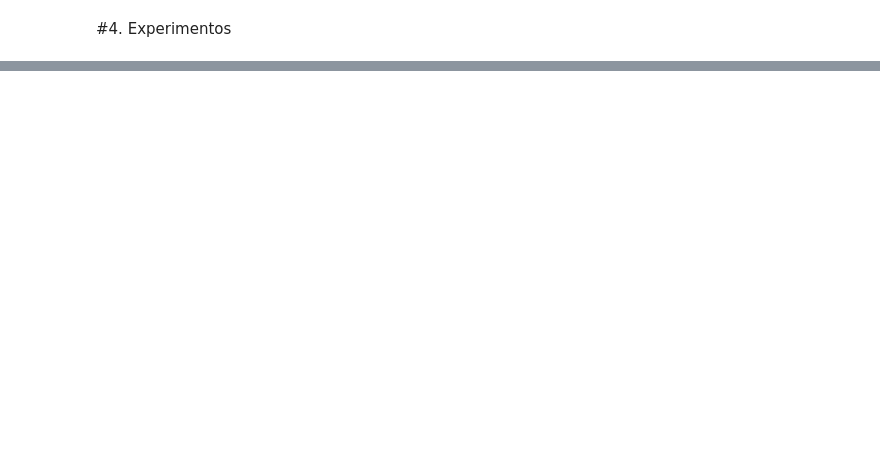
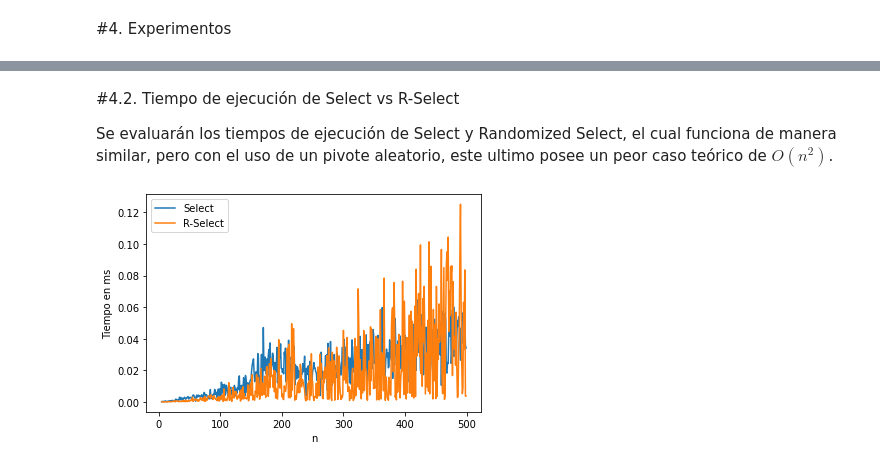
Before and after one commit to LuisCastroV/ADA-Informes, a Jupyter notebook: Informe_7_Pivot_Selection.ipynb, the cells around one changed output, grey strips where cells are left out. Cells and saved outputs as stored; diff of their text form; code cells hidden in the pictures; blank space fills up the shorter version.

```diff
--- a/Informe_7_Pivot_Selection.ipynb
+++ b/Informe_7_Pivot_Selection.ipynb
@@ -177,0 +231,4 @@ plt.show()
+# %% [markdown]
+#4.2. Tiempo de ejecución de Select vs R-Select
+
+Se evaluarán los tiempos de ejecución de Select y Randomized Select, el cual funciona de manera similar, pero con el uso de un pivote aleatorio, este ultimo posee un peor caso teórico de $O(n^2)$.
@@ -177,0 +262,28 @@ plt.show()
+# %%
+import random
+import datetime
+from timeit import repeat
+
+x1 = []; y1 = []; y2 = []
+verbose = False
+
+for n in range(5, 500):
+  array = random.sample(range(1,1000), n)
+  k = random.randint(1,n)
+
+  r = repeat(setup="from __main__ import select", stmt = f"select({array},{0},{len(array)-1},{k})", repeat = 1, number = 10)
+  y1.append(r)
+  t = repeat(setup="from __main__ import randomizedSelect", stmt = f"randomizedSelect({array},{0},{len(array)-1},{k})", repeat = 1, number = 10)
+  y2.append(t)
+
+  x1.append(n)
+
+plt.plot(x1,y1)
+plt.plot(x1,y2)
+plt.legend(["Select","R-Select"])
+
+plt.xlabel("n")
+plt.ylabel("Tiempo en ms")
+plt.show()
+# %% [output]
+[figure, added]
```
Also changed, not shown: parts of 12 cells of this notebook.
